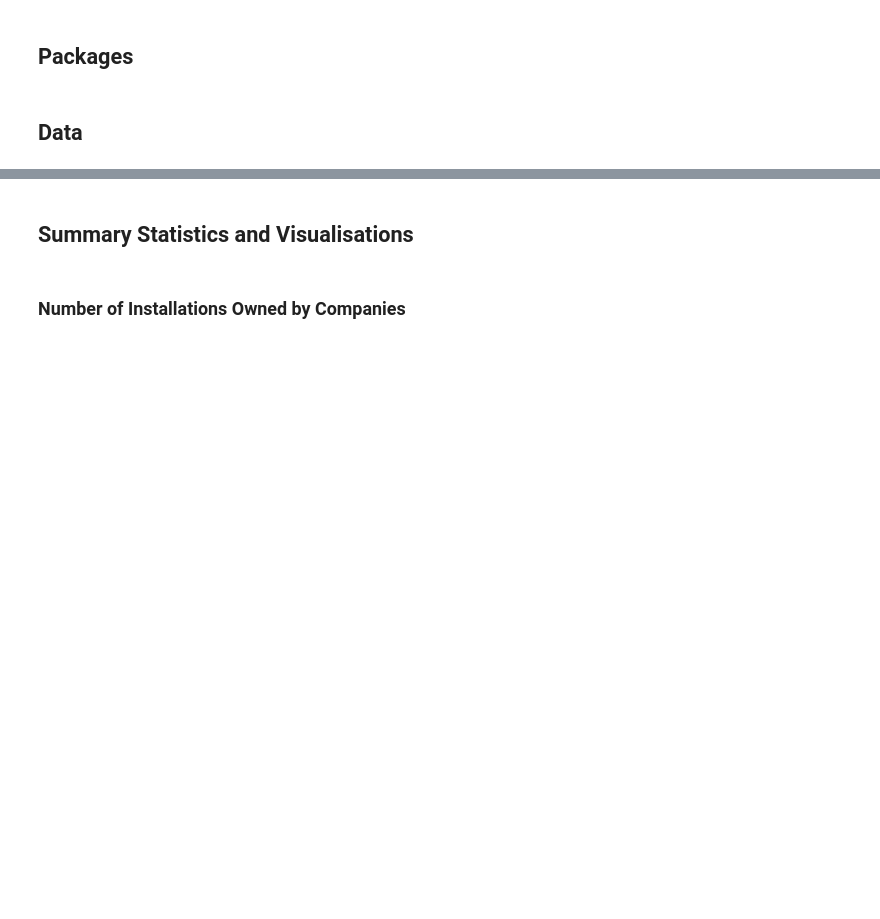
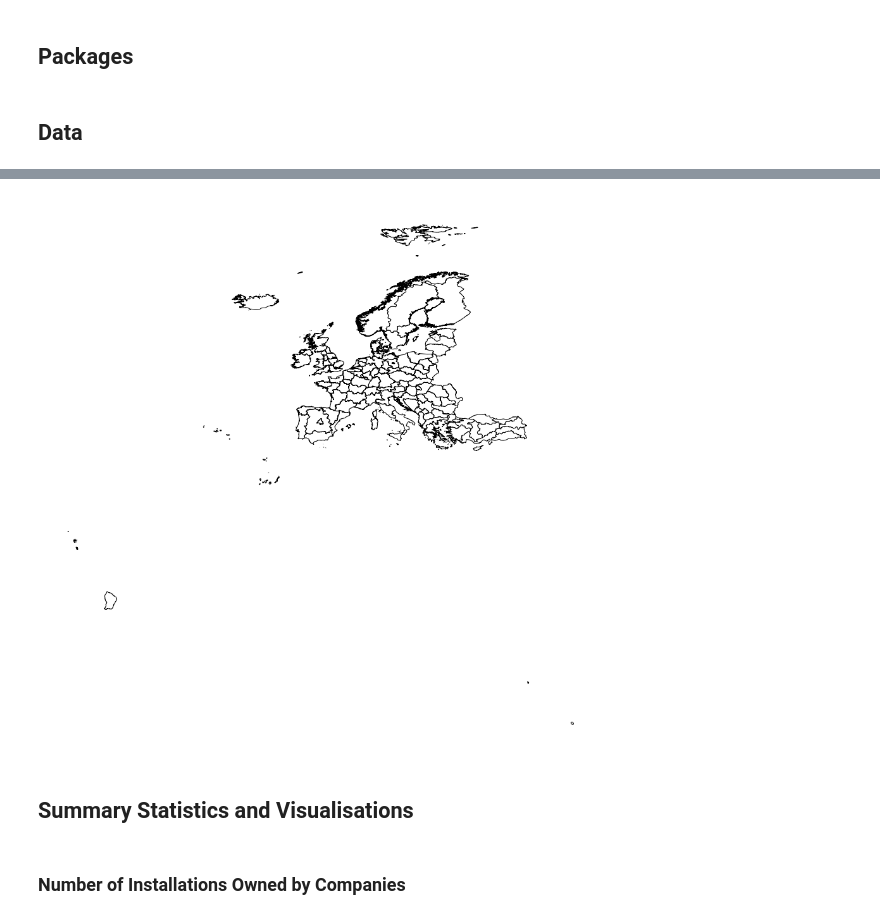
Before and after one commit to joshder/Emission-Trading, a Jupyter notebook: Code/Emissions Trading.ipynb, the cells around one changed output, grey strips where cells are left out. Drawn from its saved outputs; the diff is of its cells as text; code cells hidden in the pictures; blank space fills up the shorter version.

```diff
--- a/Code/Emissions Trading.ipynb
+++ b/Code/Emissions Trading.ipynb
@@ -42,0 +50,6 @@ installation.rename(columns = {'id_x': 'id', 'description': 'registry_country'},
+# %%
+eu_shp_path = "/Users/joshder/Library/CloudStorage/OneDrive-SharedLibraries-UniversityofToronto/Nazanin Khazra - Emissions Trade/Data-Raw/EU-SHP"
+
+eu_countries = gpd.read_file(eu_shp_path + '/NUTS_RG_01M_2021_4326.shp.zip')
+# %%
+eu_countries_nuts1 = eu_countries[eu_countries['LEVL_CODE'] == 1]
@@ -43,3 +72,13 @@ installation.rename(columns = {'id_x': 'id', 'description': 'registry_country'},
+# %%
+fig, gax = plt.subplots(figsize=(16, 16))
+
+eu_countries_nuts1.plot(ax=gax, edgecolor="black", color="white")
+
+plt.axis('off')
+
+plt.show()
+# %% [output]
+[figure, added]
 # %% [markdown]
 ## Summary Statistics and Visualisations
 # %% [markdown]
```
Also changed, not shown: parts of 39 cells of this notebook.
